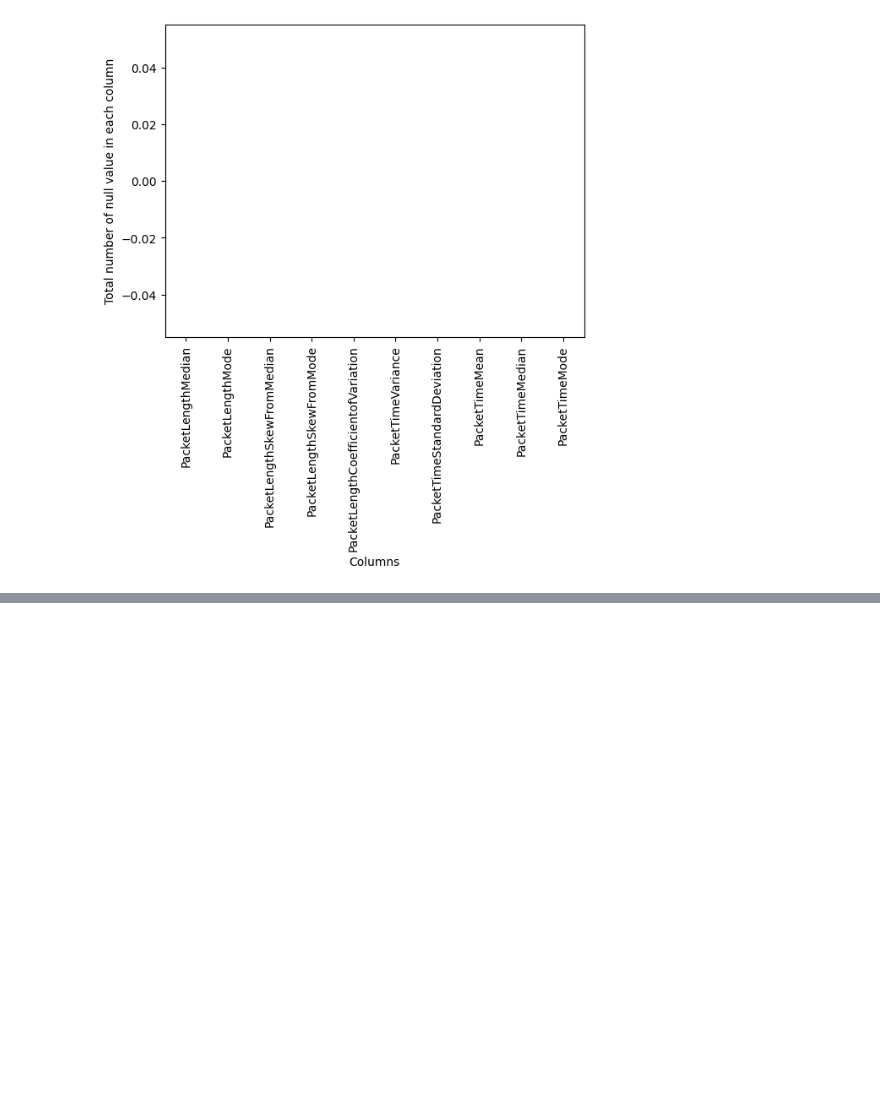
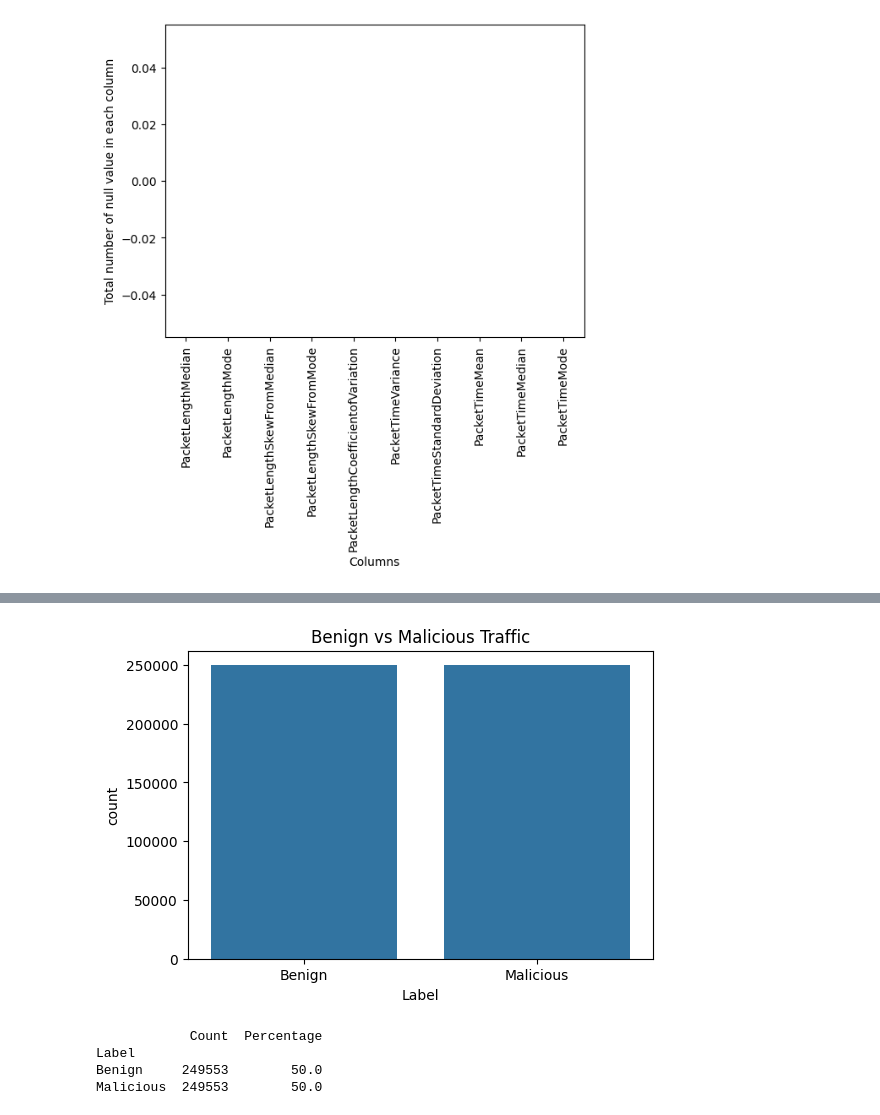
Before and after one commit to AlokChaudhary752/Trained-Model, a Jupyter notebook: Untitled28.ipynb, the cells around one changed output, grey strips where cells are left out. Cells and saved outputs as stored; diff of their text form; code cells hidden in the pictures; blank space fills up the shorter version.

```diff
--- a/Untitled28.ipynb
+++ b/Untitled28.ipynb
@@ -148,0 +388,16 @@ Text(0, 0.5, 'Total number of null value in each column')
+# %%
+plt.figure(figsize=(6, 4))
+sns.countplot(x='Label', data=df) # 'Label' ki jagah apne target column ka naam likhein
+plt.title('Benign vs Malicious Traffic')
+plt.show()
+# %% [output]
+[figure, added]
+# %%
+counts = df['Label'].value_counts()
+percent = df['Label'].value_counts(normalize=True) * 100
+print(pd.DataFrame({'Count': counts, 'Percentage': percent}))
+# %% [output]
+            Count  Percentage
+Label
+Benign     249553        50.0
+Malicious  249553        50.0
```
Also changed, not shown: parts of 20 cells of this notebook.
